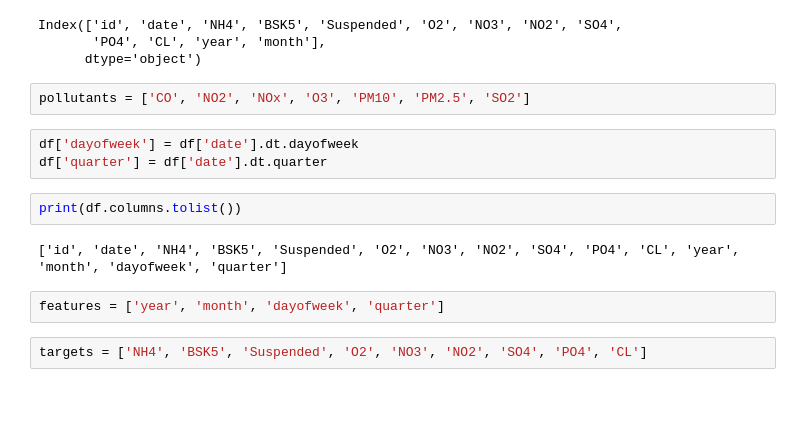
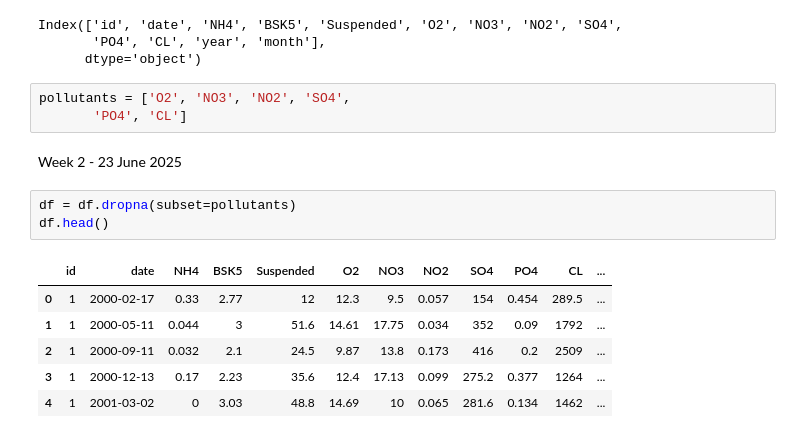
Before and after one commit to NishantSharma2004/Edunet-Foundation-AICTE-Internship, a Jupyter notebook: WaterQualityPrediction.ipynb, the cells around one changed output. Cells and saved outputs as stored; diff of their text form; blank space fills up the shorter version.

Commit message:
Water Quality Prediction Week 2

```diff
--- a/WaterQualityPrediction.ipynb
+++ b/WaterQualityPrediction.ipynb
@@ -116,16 +128,18 @@ df.columns
 Index(['id', 'date', 'NH4', 'BSK5', 'Suspended', 'O2', 'NO3', 'NO2', 'SO4',
        'PO4', 'CL', 'year', 'month'],
       dtype='object')
-# %%
-pollutants = ['CO', 'NO2', 'NOx', 'O3', 'PM10', 'PM2.5', 'SO2']
-# %%
-df['dayofweek'] = df['date'].dt.dayofweek
-df['quarter'] = df['date'].dt.quarter
-# %%
-print(df.columns.tolist())
-# %% [output]
-['id', 'date', 'NH4', 'BSK5', 'Suspended', 'O2', 'NO3', 'NO2', 'SO4', 'PO4', 'CL', 'year', 'month', 'dayofweek', 'quarter']
-# %%
-features = ['year', 'month', 'dayofweek', 'quarter']
 # %%
-targets = ['NH4', 'BSK5', 'Suspended', 'O2', 'NO3', 'NO2', 'SO4', 'PO4', 'CL']
+pollutants = ['O2', 'NO3', 'NO2', 'SO4',
+       'PO4', 'CL']
+# %% [markdown]
+Week 2 - 23 June 2025
+# %%
+df = df.dropna(subset=pollutants)
+df.head()
+# %% [output]
+|  | id | date | NH4 | BSK5 | Suspended | O2 | NO3 | NO2 | SO4 | PO4 | CL | ... |
+| 0 | 1 | 2000-02-17 | 0.33 | 2.77 | 12 | 12.3 | 9.5 | 0.057 | 154 | 0.454 | 289.5 | ... |
+| 1 | 1 | 2000-05-11 | 0.044 | 3 | 51.6 | 14.61 | 17.75 | 0.034 | 352 | 0.09 | 1792 | ... |
+| 2 | 1 | 2000-09-11 | 0.032 | 2.1 | 24.5 | 9.87 | 13.8 | 0.173 | 416 | 0.2 | 2509 | ... |
+| 3 | 1 | 2000-12-13 | 0.17 | 2.23 | 35.6 | 12.4 | 17.13 | 0.099 | 275.2 | 0.377 | 1264 | ... |
+| 4 | 1 | 2001-03-02 | 0 | 3.03 | 48.8 | 14.69 | 10 | 0.065 | 281.6 | 0.134 | 1462 | ... |
```
Also changed, not shown: parts of 19 cells of this notebook.
